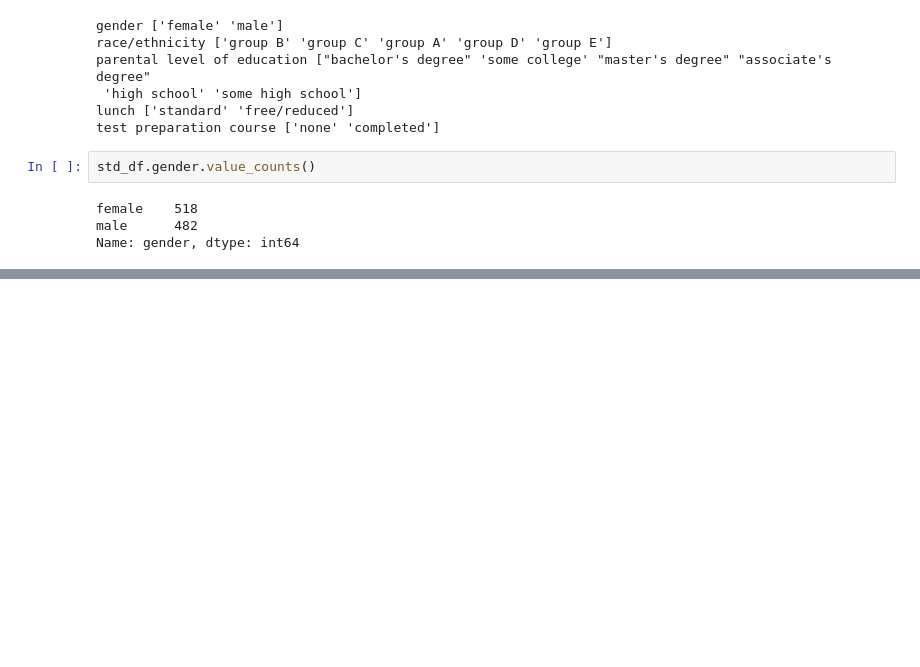
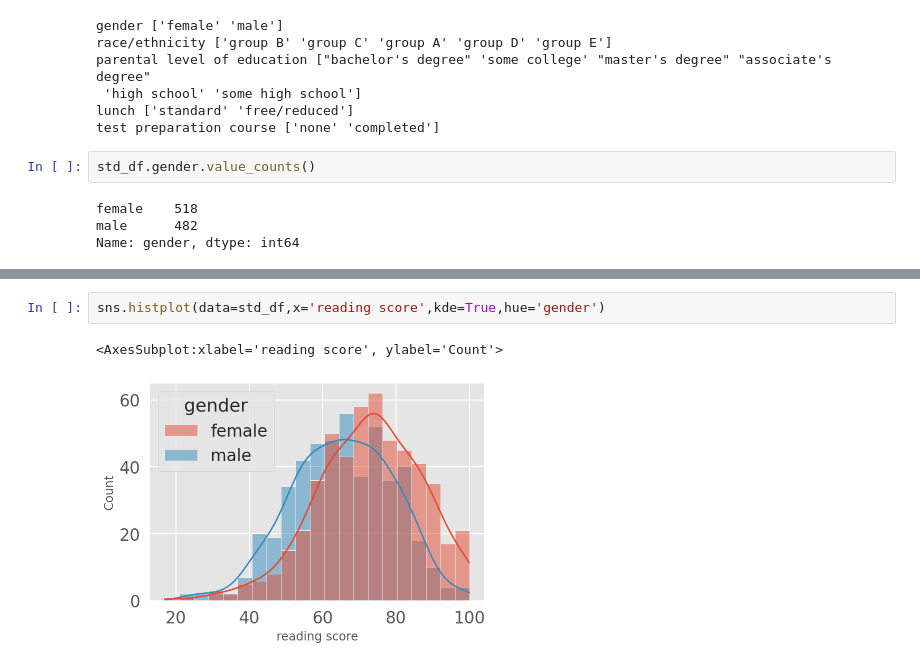
Before and after one commit to samah-balkhair/Student-Performance, a Jupyter notebook: StudentsPerformance.ipynb, the cells around one changed output, grey strips where cells are left out. Saved outputs shown, nothing was run; the diff lists cells and outputs as text; blank space fills up the shorter version.

```diff
--- a/StudentsPerformance.ipynb
+++ b/StudentsPerformance.ipynb
@@ -121,0 +158,5 @@ std_df.head()
+# %%
+sns.histplot(data=std_df,x='reading score',kde=True,hue='gender')
+# %% [output]
+<AxesSubplot:xlabel='reading score', ylabel='Count'>
+[figure, added]
```
Also changed, not shown: parts of 19 cells of this notebook, 1 other file.
